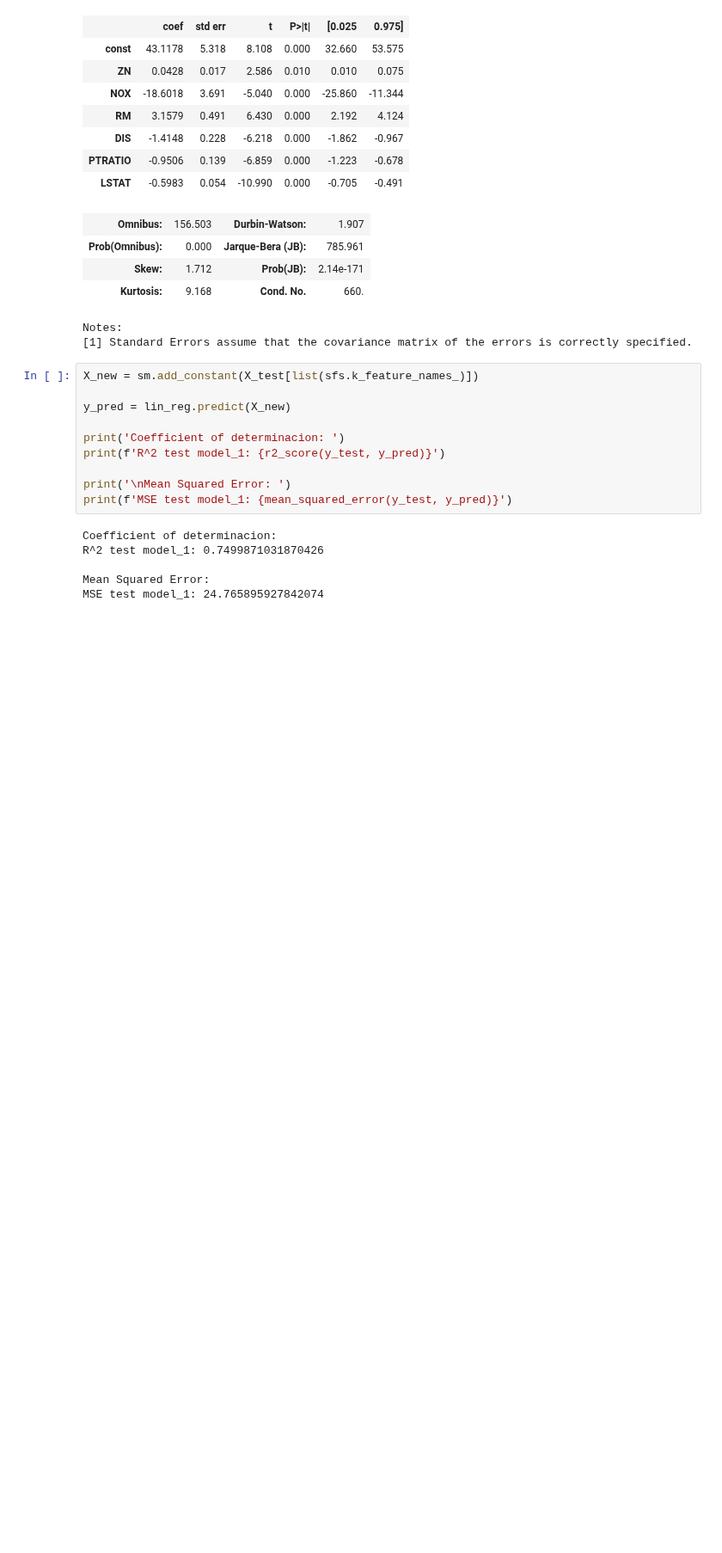
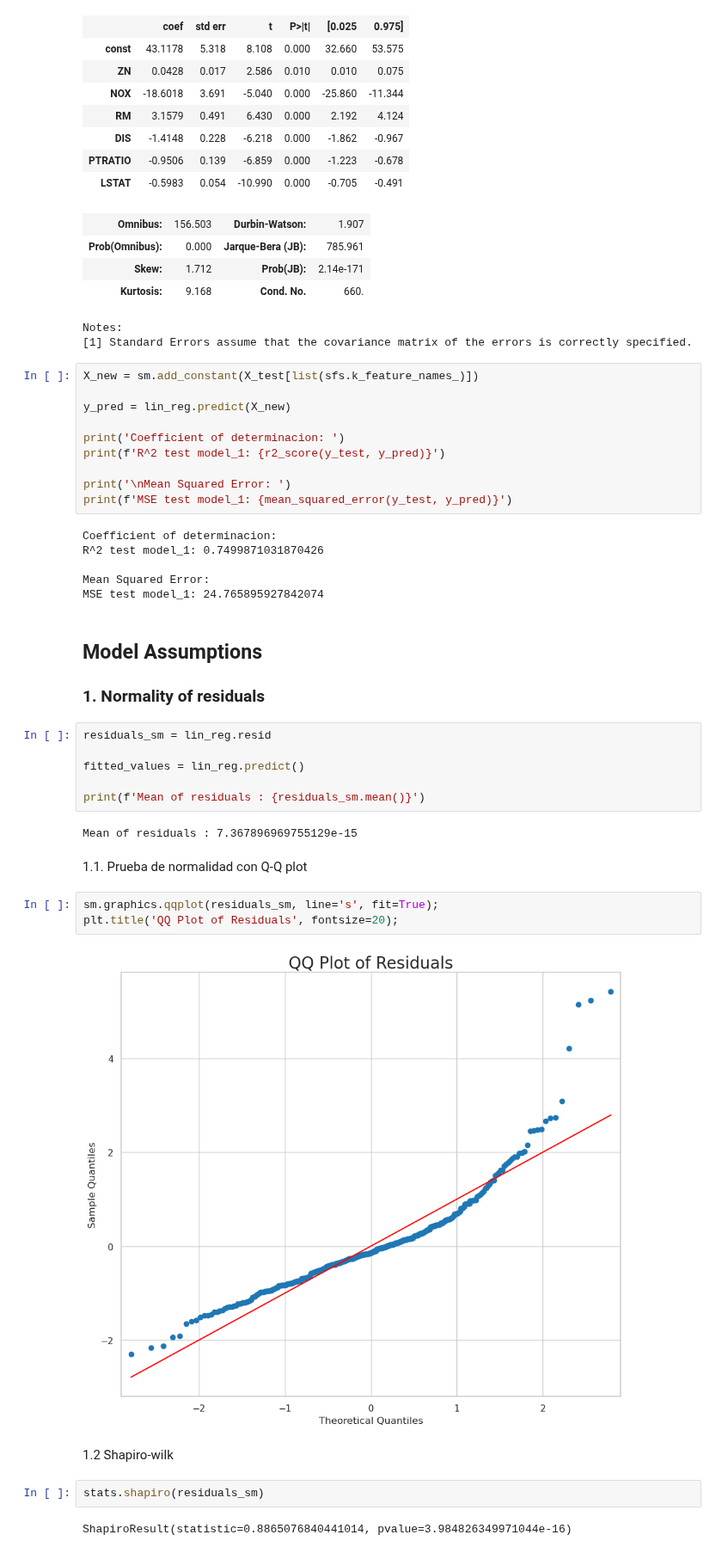
Before and after one commit to antonio-xrp/data-science-path, a Jupyter notebook: data_science_path/notebooks/linear-regression/0.2-regression-multiple-selector-backward.ipynb, the cells around one changed output. Shown at 86% size. Drawn from its saved outputs; the diff is of its cells as text; blank space fills up the shorter version.

```diff
--- a/data_science_path/notebooks/linear-regression/0.2-regression-multiple-selector-backward.ipynb
+++ b/data_science_path/notebooks/linear-regression/0.2-regression-multiple-selector-backward.ipynb
@@ -218,3 +218,27 @@ R^2 test model_1: 0.7499871031870426
 
 Mean Squared Error:
 MSE test model_1: 24.765895927842074
+# %% [markdown]
+## Model Assumptions
+### 1. Normality of residuals
+# %%
+residuals_sm = lin_reg.resid
+
+fitted_values = lin_reg.predict()
+
+print(f'Mean of residuals : {residuals_sm.mean()}')
+# %% [output]
+Mean of residuals : 7.367896969755129e-15
+# %% [markdown]
+1.1. Prueba de normalidad con Q-Q plot
+# %%
+sm.graphics.qqplot(residuals_sm, line='s', fit=True);
+plt.title('QQ Plot of Residuals', fontsize=20);
+# %% [output]
+[figure, added]
+# %% [markdown]
+1.2 Shapiro-wilk
+# %%
+stats.shapiro(residuals_sm)
+# %% [output]
+ShapiroResult(statistic=0.8865076840441014, pvalue=3.984826349971044e-16)
```
Also changed, not shown: parts of 39 cells of this notebook.
